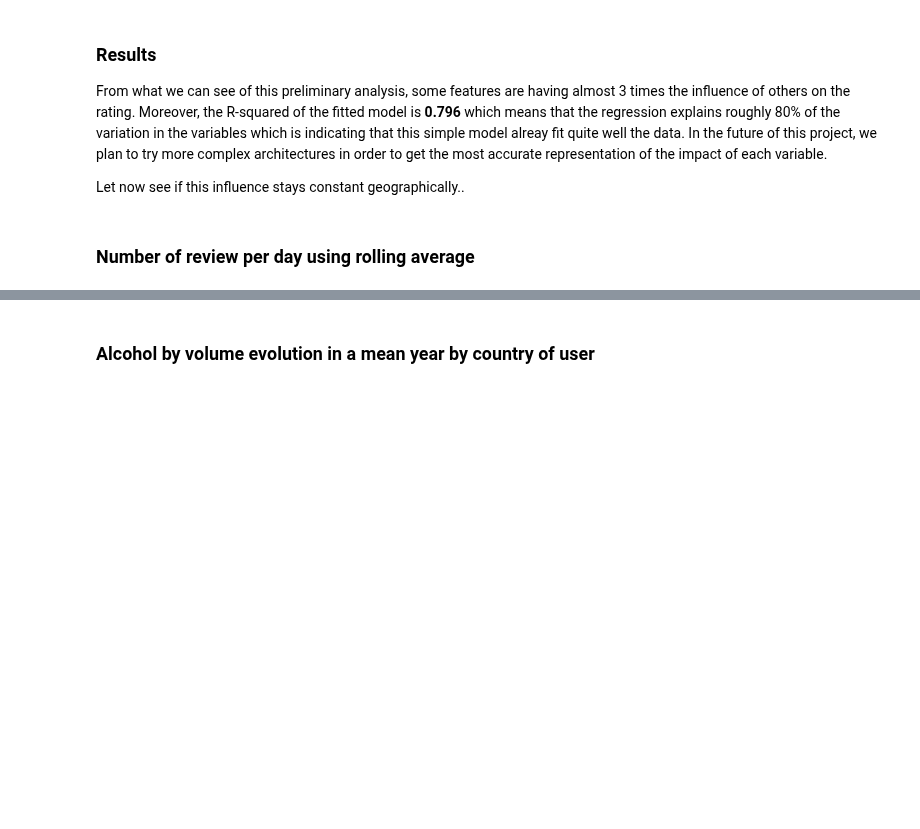
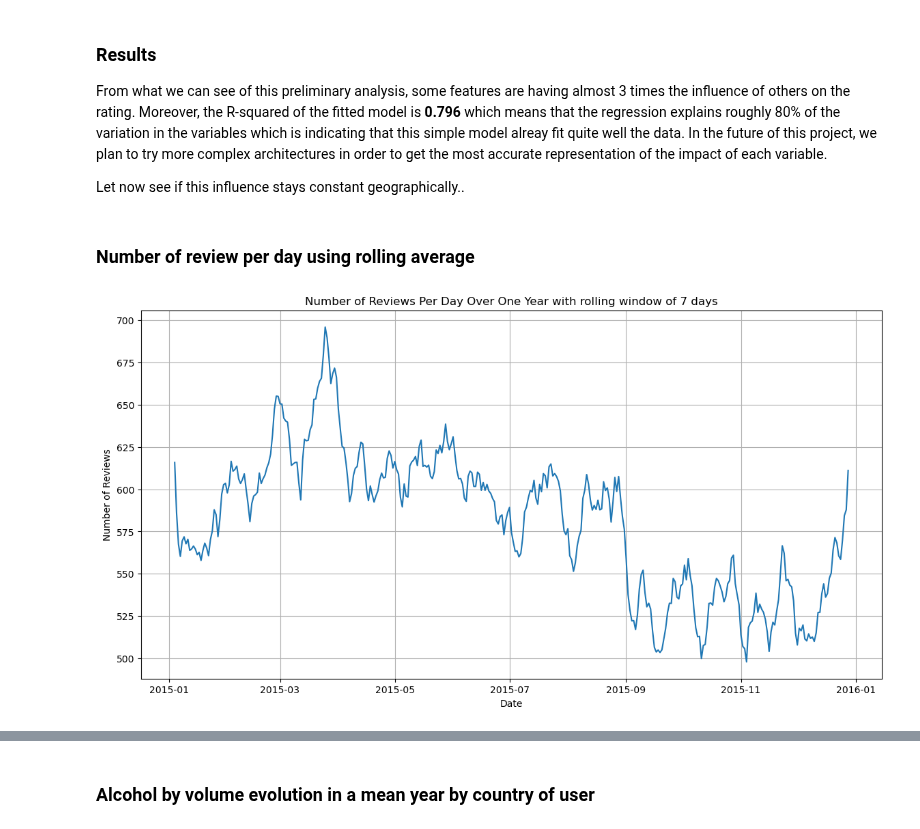
Before and after one commit to epfl-ada/ada-2023-project-dada, a Jupyter notebook: main.ipynb, the cells around one changed output, grey strips where cells are left out. Cells and saved outputs as stored; diff of their text form; code cells hidden in the pictures; blank space fills up the shorter version.

```diff
--- a/main.ipynb
+++ b/main.ipynb
@@ -193,34 +193,34 @@ Let now see if this influence stays constant geographically..
 # %% [markdown]
 ### Number of review per day using rolling average
 # %%
-
 
 # Assuming the file is named 'beer_ratings.csv' and is located in the same directory as your script.
 # Read the CSV file
-BA_NR_RW_DAY=ratings_BA
+MD_NR_RW_DAY=ratings_mixed_sample
 # Convert the Unix time to a datetime object, assuming the 'date' column is Unix time in seconds
-BA_NR_RW_DAY['date'] = pd.to_datetime(BA_NR_RW_DAY['date'], unit='s')
+MD_NR_RW_DAY['date'] = pd.to_datetime(MD_NR_RW_DAY['date'], unit='s')
 
 # Filter out dates to ensure we only have one year of data, if necessary
 start_date = "2015-01-1"  # start date in the example given (20th August 2015)
 end_date = "2016-01-1"    # end date, one year later
-BA_NR_RW_DAY_WW = BA_NR_RW_DAY[(BA_NR_RW_DAY['date'] >= start_date) & (BA_NR_RW_DAY['date'] <= end_date)]
+MD_NR_RW_DAY_WW = MD_NR_RW_DAY[(MD_NR_RW_DAY['date'] >= start_date) & (MD_NR_RW_DAY['date'] <= end_date)]
 # %%
 # Group by the date and count the reviews
 def plot_rolling(df, window=7):
     daily_reviews = df.groupby(df['date'].dt.date).size()
-    print(daily_reviews)
     # Calculate the moving average with a window size of 7 to remove weeks days
     rolling = daily_reviews.rolling(window=window, center=True)
     rolling_average = rolling.mean()
 
     # Plot the rolling average
     plt.figure(figsize=(14, 7))
-    rolling_average.plot(title='Number of Reviews Per Day Over One Year')
+    rolling_average.plot(title=f"Number of Reviews Per Day Over One Year with rolling window of {window} days")
 
     # Add labels and grid
     plt.xlabel('Date')
-    plt.ylabel('Average Number of Reviews')
+    plt.ylabel('Number of Reviews')
     plt.grid(True)
     plt.show()
-plot_rolling(BA_NR_RW_DAY_WW)
+plot_rolling(MD_NR_RW_DAY_WW)
+# %% [output]
+[figure, added]
```
Also changed, not shown: parts of 4 cells of this notebook.
